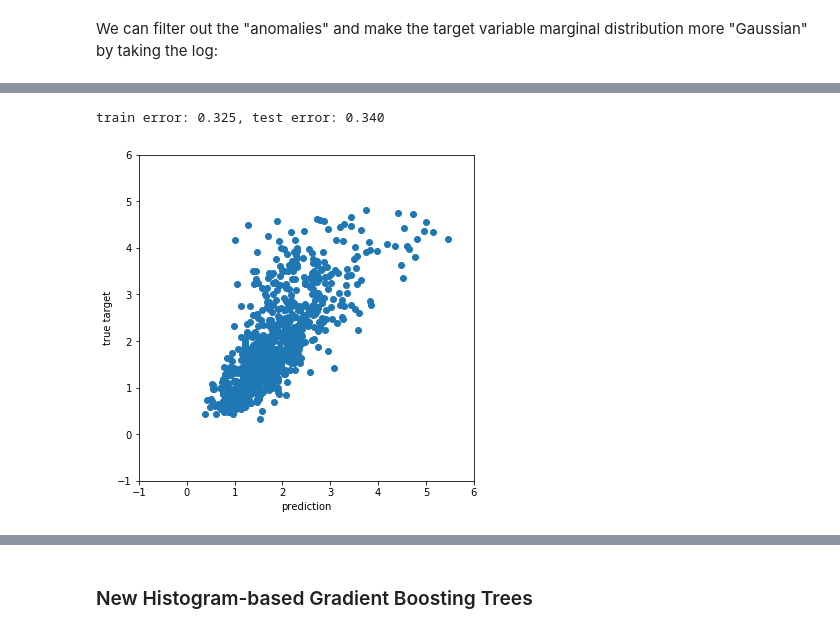
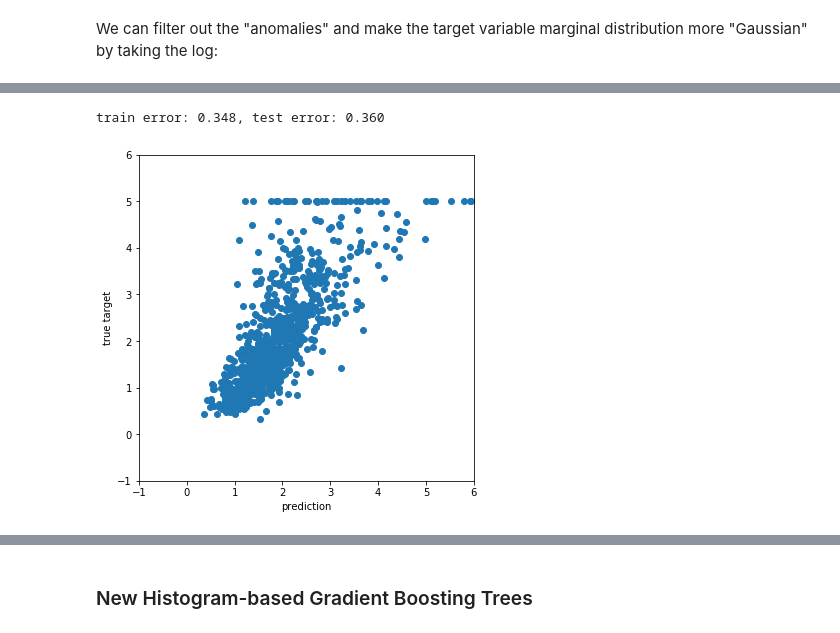
Before and after one commit to ogrisel/notebooks, a Jupyter notebook: sklearn_demos/Gradient Boosting.ipynb, the cells around one changed output, grey strips where cells are left out. Saved outputs shown, nothing was run; the diff lists cells and outputs as text; code cells hidden in the pictures.

```diff
--- a/sklearn_demos/Gradient Boosting.ipynb
+++ b/sklearn_demos/Gradient Boosting.ipynb
@@ -88,9 +88,14 @@ plt.hist(np.log(y_train[y_train < 4.9]), bins=50);
 # %%
 from sklearn.linear_model import LinearRegression
 from sklearn.preprocessing import StandardScaler
+from sklearn.compose import TransformedTargetRegressor
 from sklearn.pipeline import make_pipeline
 
 
-lm2 = make_pipeline(StandardScaler(), LinearRegression())
-%time lm2.fit(X_train[y_train < 4.9], np.log(y_train[y_train < 4.9]))
+lm2 = make_pipeline(
+    StandardScaler(),
+    TransformedTargetRegressor(LinearRegression(),
+                               func=np.log, inverse_func=np.exp)
+)
+%time _ = lm2.fit(X_train, y_train)
 # %% [output]
@@ -106,15 +104,11 @@ Pipeline(memory=None,
 # %%
 print("train error: %0.3f, test error: %0.3f" %
-      (median_absolute_error(y_train[y_train < 4.9],
-                             np.exp(lm2.predict(X_train[y_train < 4.9]))),
-       median_absolute_error(y_test[y_test < 4.9],
-                             np.exp(lm2.predict(X_test[y_test < 4.9])))))
+      (median_absolute_error(y_train, lm2.predict(X_train)),
+       median_absolute_error(y_test, lm2.predict(X_test))))
 # %% [output]
-train error: 0.325, test error: 0.340
+train error: 0.348, test error: 0.360
 # %%
-scatter_predictions(
-    np.exp(lm2.predict(X_test[y_test < 4.9])),
-    y_test[y_test < 4.9])
+scatter_predictions(lm2.predict(X_test), y_test)
 # %% [output]
-[figure, old version]
+[figure, new version]
 # %%
```
Also changed, not shown: parts of 50 cells of this notebook.
